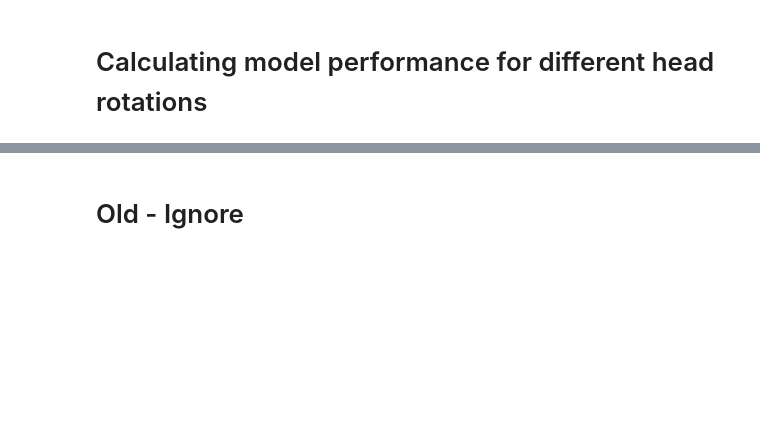
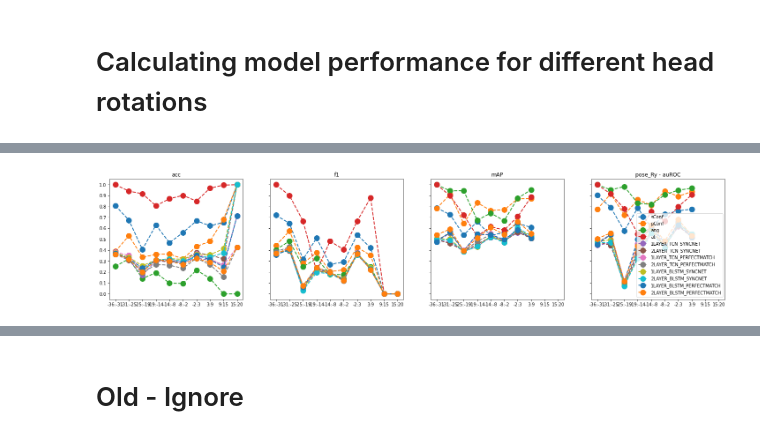
Before and after one commit to chrismbirmingham/tcn_blstm, a Jupyter notebook: Visualize_Features.ipynb, the cells around one changed output, grey strips where cells are left out. Cells and saved outputs as stored; diff of their text form; code cells hidden in the pictures; blank space fills up the shorter version.

```diff
--- a/Visualize_Features.ipynb
+++ b/Visualize_Features.ipynb
@@ -329,21 +364,3 @@ Comparing head rotation and syncnet performance while NOT talking
 [figure]
 # %% [markdown]
 # Calculating model performance for different head rotations
-# %%
-# full_df["pose_Rx"].plot.hist()
-# full_df["pose_Ry"].plot.hist()
-num_windows=5
-
-for r in ["pose_Rx", "pose_Ry"]:
-    print(r, "range", min(full_df[r]),max(full_df[r]))
-    window = (max(full_df[r]) - min(full_df[r]))/num_windows
-
-    for i in range(num_windows):
-        rmin = min(full_df[r]) + window * i
-        rmax = min(full_df[r]) + window * (i+1)
-        sub_df = full_df[(full_df[r]>=rmin) & (full_df[r]<rmax)]
-
-        print(f"Range is {rmin:.3f}, {rmax:.3f} and support is {len(sub_df)}")
-        s = score_df(sub_df, label="SPEECH", print_df=False, plot=True)
-
-#         print("\t\t\t\t\t\t",[f"{k}: {v:.3f}" for k,v, in s["sConf"].items()])
@@ -365,0 +381,74 @@ Range is -1.509, -0.893 and support is 1547
+# %%
+def calc_perf_by(df, num_windows, split_col_name, plot=False, label="SPEECH"):
+    results = []
+    ticks = []
+
+    window = (max(df[split_col_name]) - min(df[split_col_name]))/num_windows
+
+    for i in range(num_windows):
+        rmin = min(df[split_col_name]) + window * i
+        rmax = min(df[split_col_name]) + window * (i+1)
+        sub_df = df[(df[split_col_name]>=rmin) & (df[split_col_name]<rmax)]
+
+        tick = f"{rmin*180/math.pi:.0f}:{rmax*180/math.pi:.0f}"
+
+        print(f"Range is {rmin*180/math.pi:.0f}, {rmax*180/math.pi:.0f} and support is {len(sub_df)}")
+        s = score_df(sub_df, label=label, print_df=False, plot=plot)
+        results.append(s)
+        ticks.append(tick)
+    return results,ticks
+
+def display_perf_by(results, split_col_name, ticks, columns):
+
+    r = results
+    fig, axs = plt.subplots(nrows=1, ncols=4, sharex=True, sharey=True,figsize=(25, 5))
+    for i, metric in enumerate(["acc","f1","mAP", "auROC"]):
+        for m in columns:
+            y = [a[m][metric] for a in r]
+            x = list(range(len(y)))
+            axs[i].plot(x, y, marker='o', linestyle='dashed', linewidth=2, markersize=12,label=m)
+            axs[i].set_title(metric)
+
+        plt.xticks(ticks = x, labels=ticks)
+        plt.yticks(ticks = [i/10 for i in range(11)])
+    plt.title(f"{split_col_name} - {metric}")
+    plt.legend()
+    plt.show()
+
+
+def display_perf_by_change(results,new_results, split_col_name, ticks, columns):
+
+    r0 = results
+    r1 = new_results
+
+    fig, axs = plt.subplots(nrows=1, ncols=4, sharex=True, sharey=True,figsize=(25, 5))
+    for i, metric in enumerate(["acc","f1","mAP", "auROC"]):
+        for m in columns:
+            y0 = [a[m][metric] for a in r0]
+            y1 = [a[m][metric] for a in r1]
+            y=[y1[k]-y0[k] for k in range(len(y0))]
+
+            x = list(range(len(y)))
+            axs[i].plot(x, y, marker='o', linestyle='dashed', linewidth=2, markersize=12,label=m)
+            axs[i].plot(x, [0 for i in range(len(y))],color="black")
+            axs[i].set_title(metric)
+            axs[i].grid(True)
+        plt.xticks(ticks = x, labels=ticks)
+        plt.yticks(ticks = [(i-5)/10 for i in range(11)])
+    plt.title(f"{split_col_name} - {metric}")
+    plt.legend()
+    plt.show()
+# pose = ["pose_Rx", "pose_Ry"]
+# original_conf = ["sConf","pConf"]
+# speech_conf = [c for c in full_df.columns if "-SPEECH" in c]
+# turn_conf = [c for c in full_df.columns if "-TURN" in c]
+# ang = ["p1_ang","p2_ang"]
+# at = ["p1_at","p2_at"]
+# mult = ["ang_mult","at_mult"]
+buckets = 10
+small_results,ticks = calc_perf_by(full_df[:10000], 10, "pose_Ry", label="SPEECH")
+originals = list(small_results[0].keys())[:2]
+gaze = list(small_results[0].keys())[2:4]
+new = list(small_results[0].keys())[4:]
+display_perf_by(small_results, "pose_Ry", ticks, originals+gaze+new)
+# %% [output]
@@ -365,0 +475 @@ Range is -1.509, -0.893 and support is 1547
+[figure, added]
```
Also changed, not shown: parts of 23 cells of this notebook, 1 other file.
